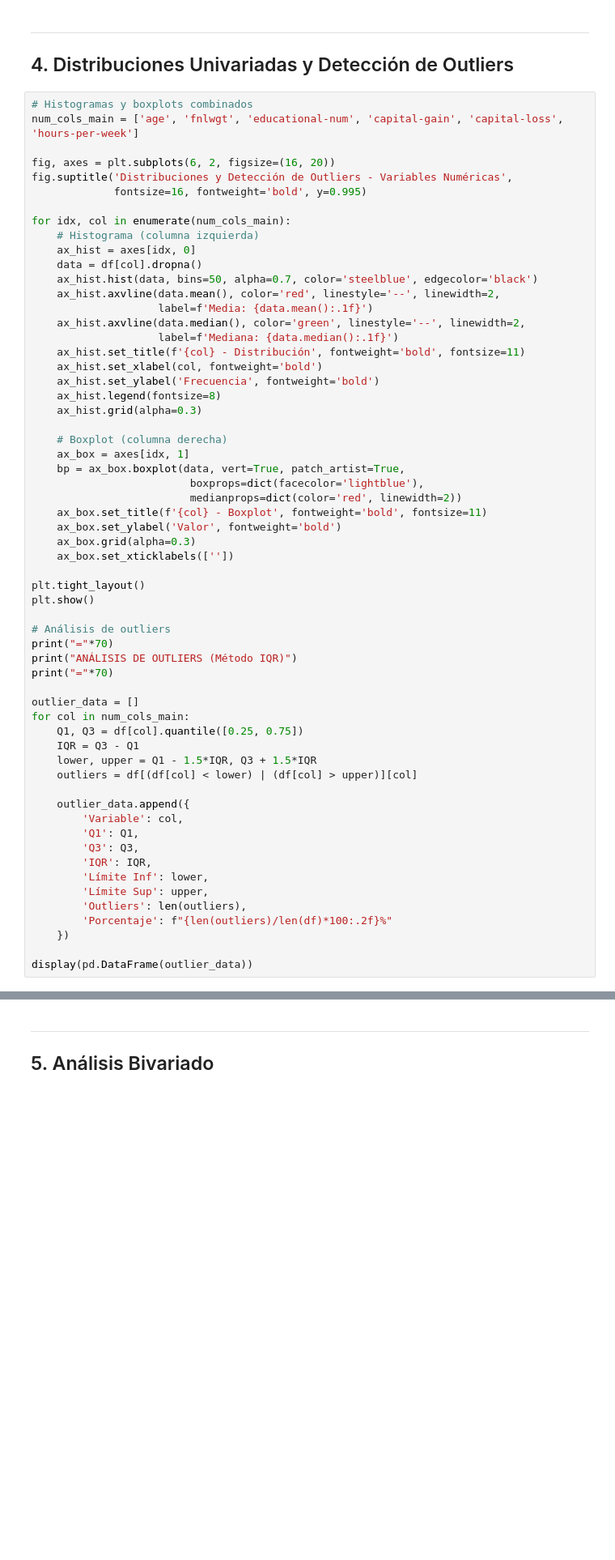
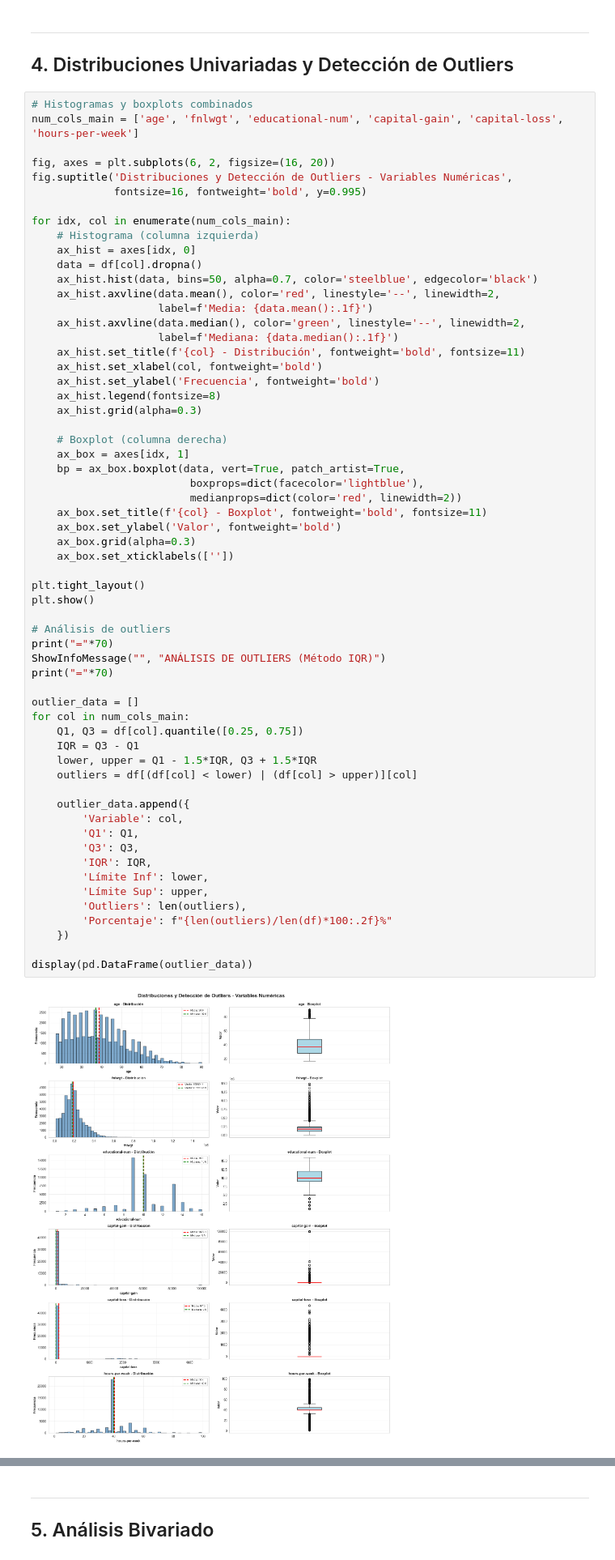
Before and after one commit to UIDE-Tareas/4-Inteligencia-Artificial-Data-Mining-I-Tarea1, a Jupyter notebook: Main.ipynb, the cells around one changed output, grey strips where cells are left out. Shown: that part at 81% size. Saved outputs shown, nothing was run; the diff lists cells and outputs as text; blank space fills up the shorter version.

```diff
--- a/Main.ipynb
+++ b/Main.ipynb
@@ -331,31 +541,33 @@ for idx, col in enumerate(num_cols_main):
     ax_box.set_ylabel('Valor', fontweight='bold')
     ax_box.grid(alpha=0.3)
     ax_box.set_xticklabels([''])
 
 plt.tight_layout()
 plt.show()
 
 # Análisis de outliers
 print("="*70)
-print("ANÁLISIS DE OUTLIERS (Método IQR)")
+ShowInfoMessage("", "ANÁLISIS DE OUTLIERS (Método IQR)")
 print("="*70)
 
 outlier_data = []
 for col in num_cols_main:
     Q1, Q3 = df[col].quantile([0.25, 0.75])
     IQR = Q3 - Q1
     lower, upper = Q1 - 1.5*IQR, Q3 + 1.5*IQR
     outliers = df[(df[col] < lower) | (df[col] > upper)][col]
 
     outlier_data.append({
         'Variable': col,
         'Q1': Q1,
         'Q3': Q3,
         'IQR': IQR,
         'Límite Inf': lower,
         'Límite Sup': upper,
         'Outliers': len(outliers),
         'Porcentaje': f"{len(outliers)/len(df)*100:.2f}%"
     })
 
 display(pd.DataFrame(outlier_data))
+# %% [output]
+[figure, added]
```
Also changed, not shown: parts of 11 cells of this notebook, 2 other files.
